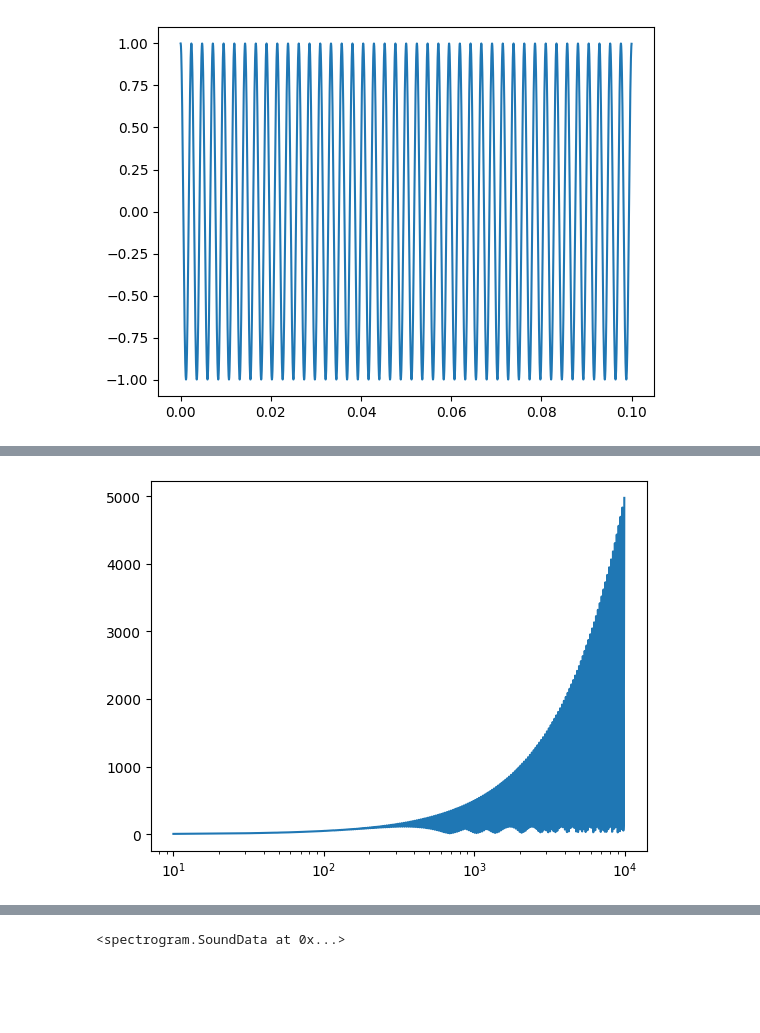
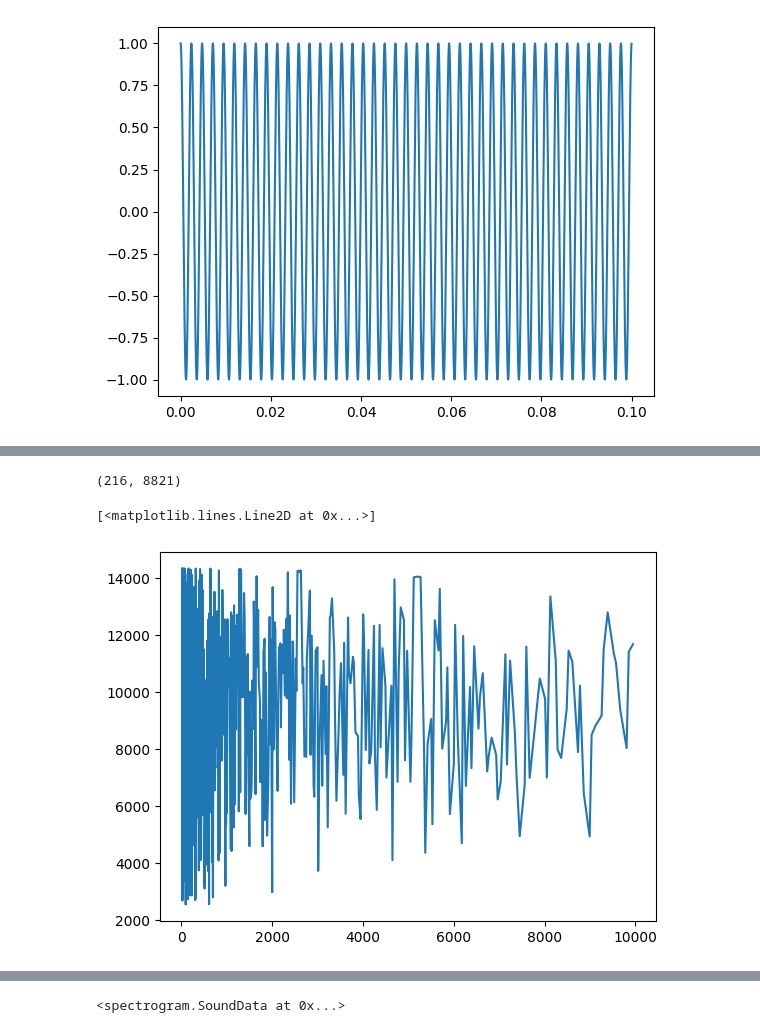
Before and after one commit to ajakovac/Mikrofonok, a Jupyter notebook: analysis.ipynb, the cells around one changed output, grey strips where cells are left out. Saved outputs shown, nothing was run; the diff lists cells and outputs as text; code cells hidden in the pictures; blank space fills up the shorter version.

```diff
--- a/analysis.ipynb
+++ b/analysis.ipynb
@@ -9,7 +10,7 @@ import noisereduce as nr
 
 from spectrogram import *
 # %%
-spectrum_factory = SpectrumGenerator(linewidth=2)
+spectrum_factory = SpectrumGenerator(linewidth=200)
 # %%
 sound_data = SoundData()
 tint = 0.1 # seconds
@@ -40,19 +28,25 @@ plt.plot(trange, f*sound_data.data,'x-')
+# %%
+spectrum_factory.K.shape
+# %% [output]
+(216, 8821)
 # %%
 sound_data = SoundData()
 
 trange = np.arange(0,1,sound_data.sampling_dt)
 maxes = []
 fr = sorted(np.concatenate([
     spectrum_factory.frequencies,
     (spectrum_factory.frequencies[1:]+spectrum_factory.frequencies[:-1])/2,
     (2*spectrum_factory.frequencies[1:]+spectrum_factory.frequencies[:-1])/3
     ]))
+#fr = sorted(np.concatenate([
+#    spectrum_factory.frequencies,
+#    ]))
 for O in fr:
     sound_data.set(np.cos(2*np.pi*O*trange))
-    spectrum_factory(sound_data, 0)
+    spectrum_factory(sound_data, 0.5)
     maxes.append(np.max(data_view(spectrum_factory.data,"spectrum")))
 plt.plot(fr, maxes,'-')
-plt.xscale('log')
-#plt.yscale('log')
 # %% [output]
+[<matplotlib.lines.Line2D at 0x...>]
-[figure, old version]
+[figure, new version]
```
Also changed, not shown: parts of 7 cells of this notebook, 1 other file.
